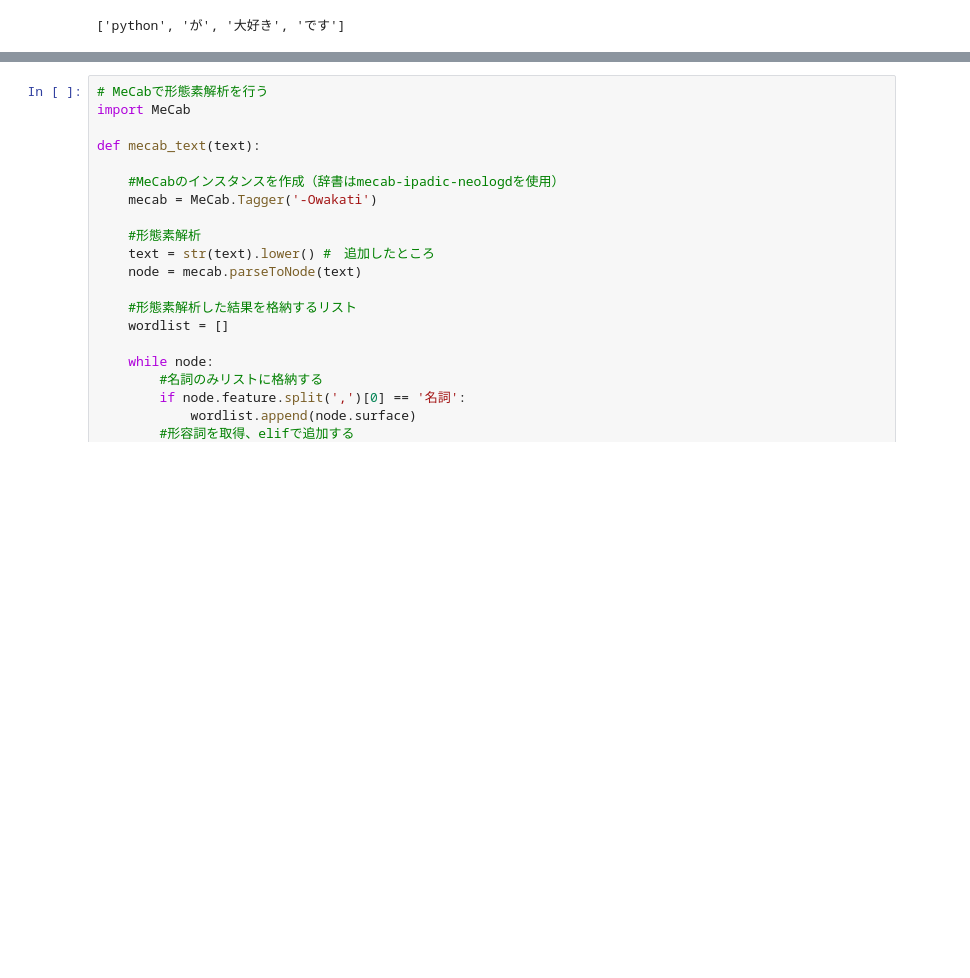
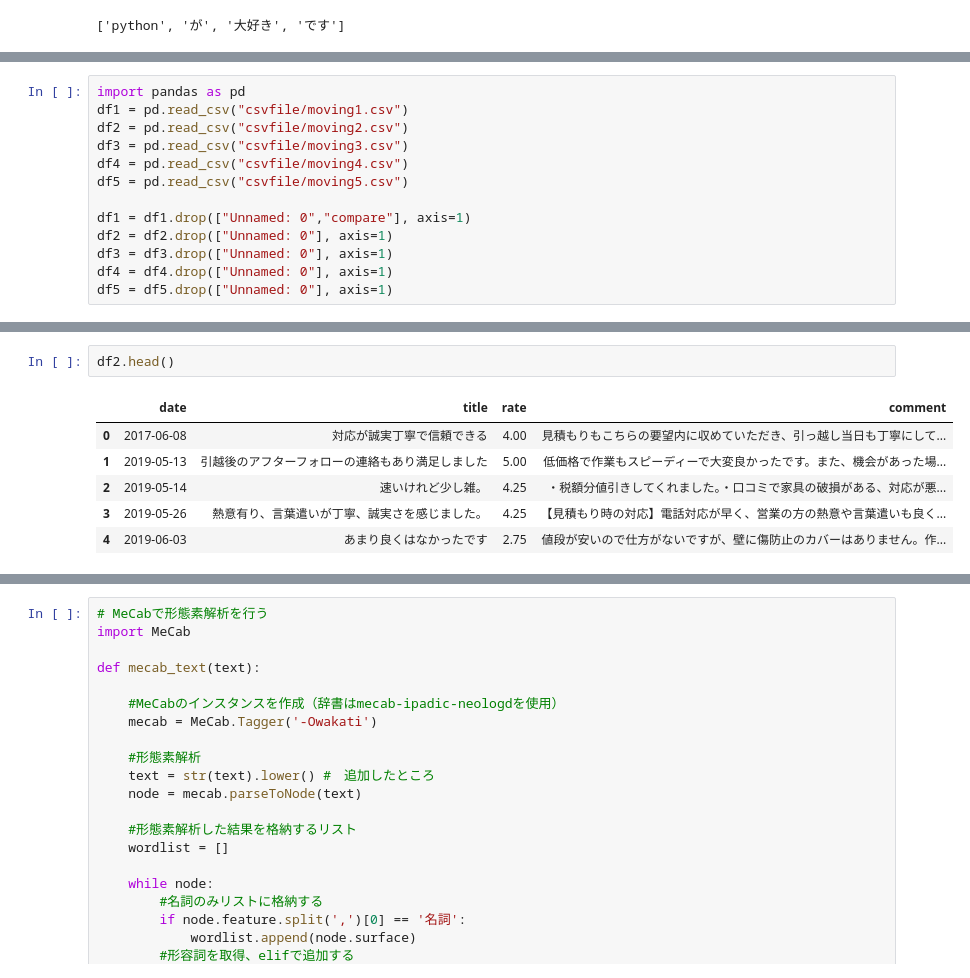
Before and after one commit to kaneda05/Scraping, a Jupyter notebook: moving/project1/analiysis1.ipynb, the cells around one changed output, grey strips where cells are left out. Saved outputs shown, nothing was run; the diff lists cells and outputs as text; blank space fills up the shorter version.

```diff
--- a/moving/project1/analiysis1.ipynb
+++ b/moving/project1/analiysis1.ipynb
@@ -31,0 +20,13 @@ df.head()
+# %%
+import pandas as pd
+df1 = pd.read_csv("csvfile/moving1.csv")
+df2 = pd.read_csv("csvfile/moving2.csv")
+df3 = pd.read_csv("csvfile/moving3.csv")
+df4 = pd.read_csv("csvfile/moving4.csv")
+df5 = pd.read_csv("csvfile/moving5.csv")
+
+df1 = df1.drop(["Unnamed: 0","compare"], axis=1)
+df2 = df2.drop(["Unnamed: 0"], axis=1)
+df3 = df3.drop(["Unnamed: 0"], axis=1)
+df4 = df4.drop(["Unnamed: 0"], axis=1)
+df5 = df5.drop(["Unnamed: 0"], axis=1)
@@ -31,0 +42,9 @@ df.head()
+# %%
+df2.head()
+# %% [output]
+|  | date | title | rate | comment |
+| 0 | 2017-06-08 | 対応が誠実丁寧で信頼できる | 4.00 | 見積もりもこちらの要望内に収めていただき、引っ越し当日も丁寧にして... |
+| 1 | 2019-05-13 | 引越後のアフターフォローの連絡もあり満足しました | 5.00 | 低価格で作業もスピーディーで大変良かったです。また、機会があった場... |
+| 2 | 2019-05-14 | 速いけれど少し雑。 | 4.25 | ・税額分値引きしてくれました。・口コミで家具の破損がある、対応が悪... |
+| 3 | 2019-05-26 | 熱意有り、言葉遣いが丁寧、誠実さを感じました。 | 4.25 | 【見積もり時の対応】電話対応が早く、営業の方の熱意や言葉遣いも良く... |
+| 4 | 2019-06-03 | あまり良くはなかったです | 2.75 | 値段が安いので仕方がないですが、壁に傷防止のカバーはありません。作... |
```
Also changed, not shown: parts of 22 cells of this notebook, 28 other files.
